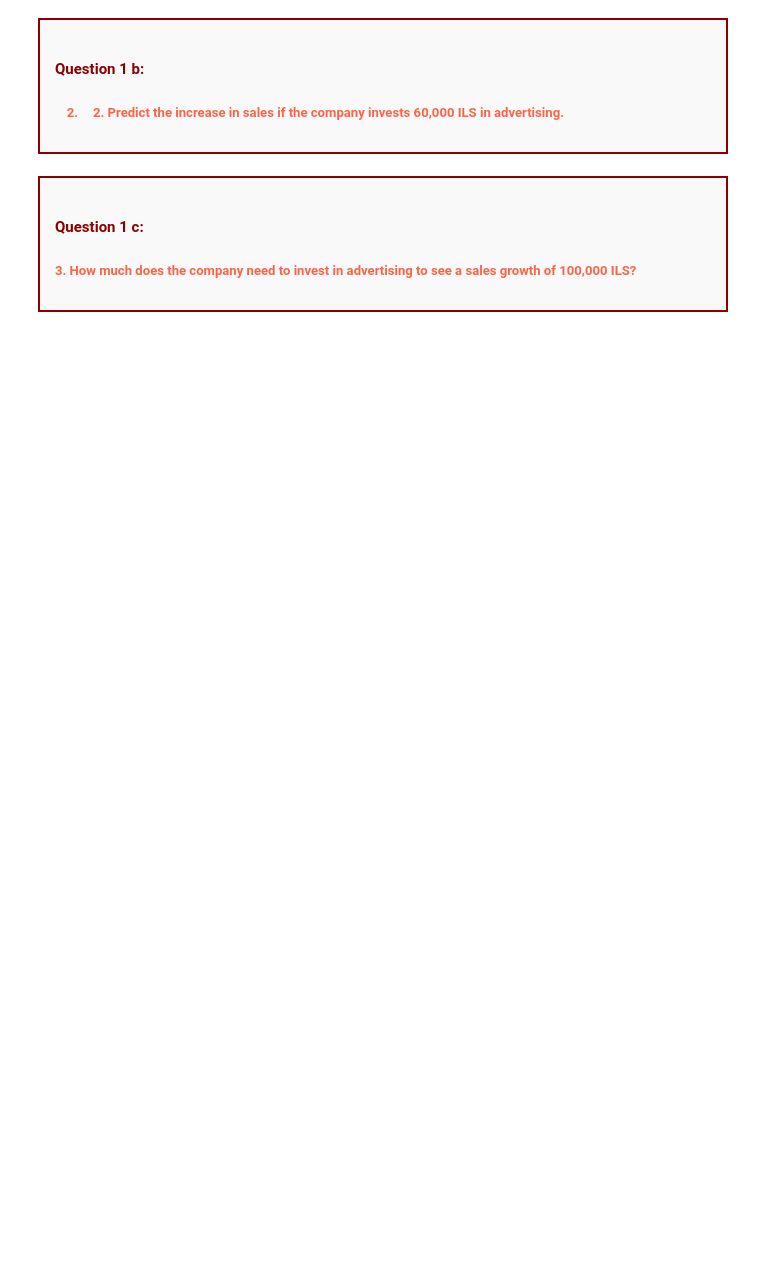
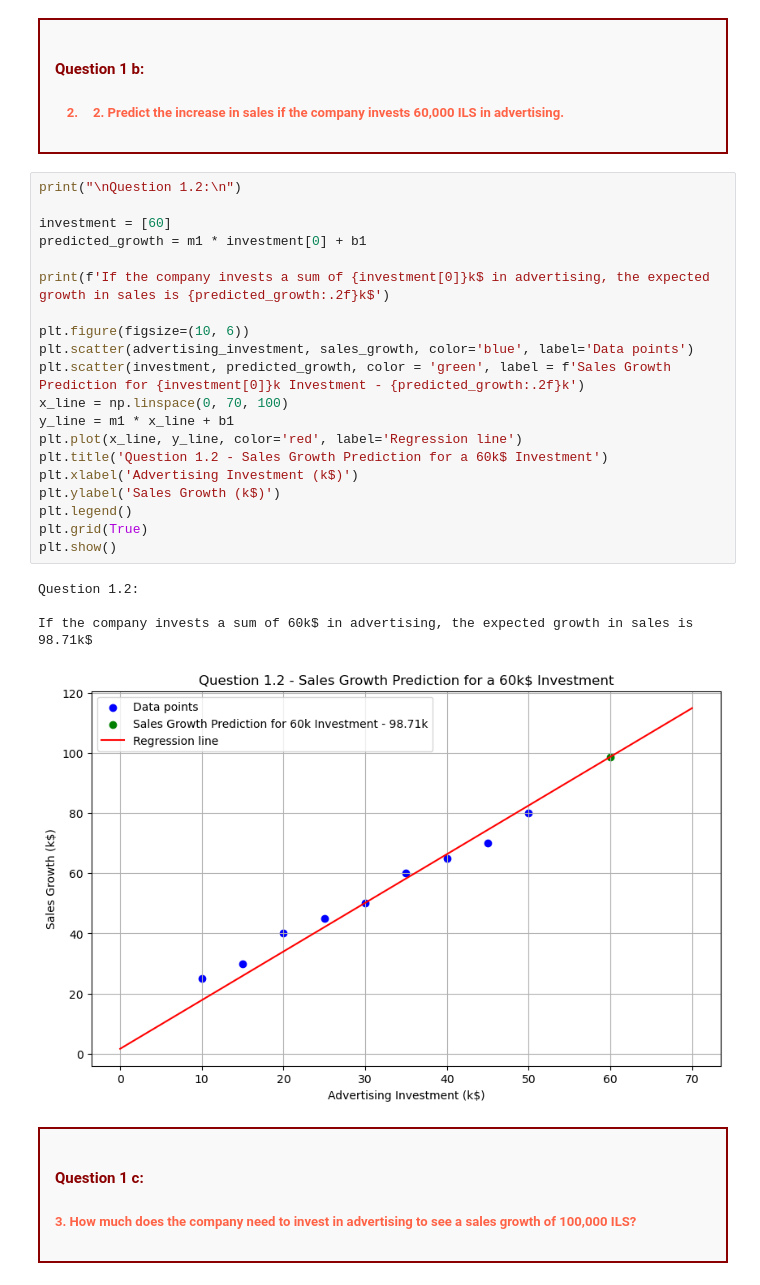
Before and after one commit to gibranacademy7/HW_7.4.2025_linear_regression_gradient_descent, a Jupyter notebook: HW_7.4.2025_Linear_regression.ipynb, the cells around one changed output. Drawn from its saved outputs; the diff is of its cells as text; blank space fills up the shorter version.

```diff
--- a/HW_7.4.2025_Linear_regression.ipynb
+++ b/HW_7.4.2025_Linear_regression.ipynb
@@ -61,6 +100,31 @@ df
     <h5 style="color: Tomato; margin-top: -10px;">
 
 2. 2. Predict the increase in sales if the company invests 60,000 ILS in advertising.
+# %%
+print("\nQuestion 1.2:\n")
+
+investment = [60]
+predicted_growth = m1 * investment[0] + b1
+
+print(f'If the company invests a sum of {investment[0]}k$ in advertising, the expected growth in sales is {predicted_growth:.2f}k$')
+
+plt.figure(figsize=(10, 6))
+plt.scatter(advertising_investment, sales_growth, color='blue', label='Data points')
+plt.scatter(investment, predicted_growth, color = 'green', label = f'Sales Growth Prediction for {investment[0]}k Investment - {predicted_growth:.2f}k')
+x_line = np.linspace(0, 70, 100)
+y_line = m1 * x_line + b1
+plt.plot(x_line, y_line, color='red', label='Regression line')
+plt.title('Question 1.2 - Sales Growth Prediction for a 60k$ Investment')
+plt.xlabel('Advertising Investment (k$)')
+plt.ylabel('Sales Growth (k$)')
+plt.legend()
+plt.grid(True)
+plt.show()
+# %% [output]
+Question 1.2:
+
+If the company invests a sum of 60k$ in advertising, the expected growth in sales is 98.71k$
+[figure, added]
 # %% [markdown]
 <div style="border: 2px solid Darkred; padding: 15px; background-color: #f9f9f9;">
     <h4 style="color: Darkred;">
```
Also changed, not shown: parts of 10 cells of this notebook.
